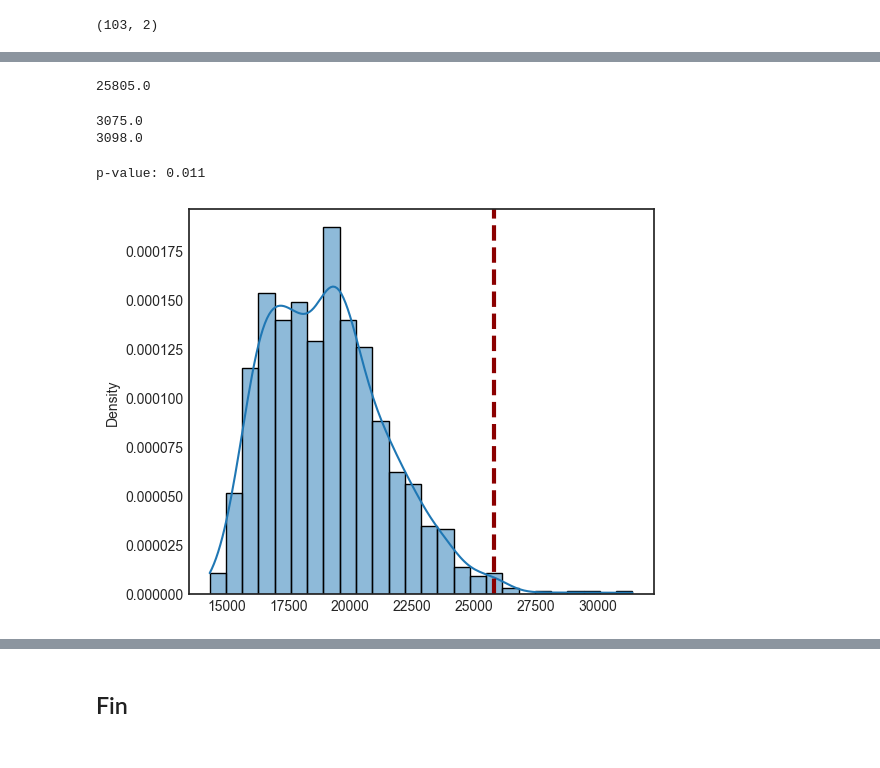
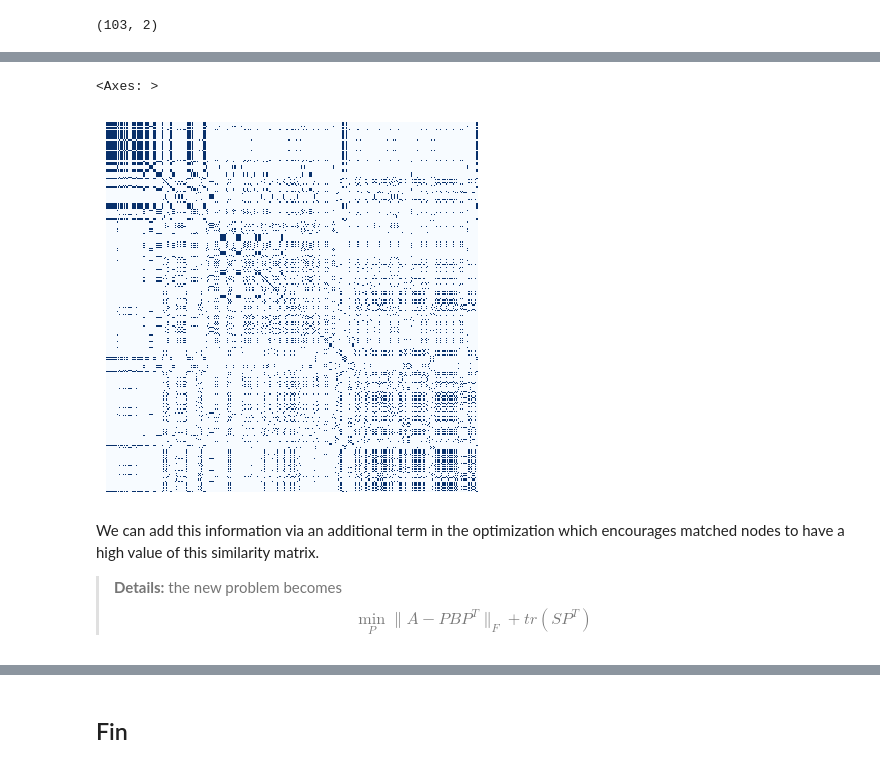
Before and after one commit to neurodata/graspologic-demo, a Jupyter notebook: demo.ipynb, the cells around one changed output, grey strips where cells are left out. Drawn from its saved outputs; the diff is of its cells as text; code cells hidden in the pictures.

```diff
--- a/demo.ipynb
+++ b/demo.ipynb
@@ -700,19 +623,0 @@ right_subgraph_adjacency = edges_to_adjacency(edges, right_index, right_index).v
-# %%
-_, _, obs_score, _ = graph_match(left_subgraph_adjacency, right_subgraph_adjacency)
-print(obs_score)
-# %% [output]
-25805.0
-# %%
-from graspologic.models import DCEREstimator
-
-left_estimator = DCEREstimator(directed=True, loops=True)
-right_estimator = DCEREstimator(directed=True, loops=True)
-
-left_estimator.fit(binarize(left_subgraph_adjacency))
-right_estimator.fit(binarize(right_subgraph_adjacency))
-
-print(left_estimator.p_)
-print(right_estimator.p_)
-# %% [output]
-3075.0
-3098.0
@@ -749,10 +624,22 @@ for _ in tqdm(range(n_samples)):
-# %%
-fig, ax = plt.subplots(1, 1, figsize=(6, 5))
-sns.histplot(null_scores, stat="density", kde=True, ax=ax)
-ax.axvline(obs_score, color="darkred", linestyle="--", lw=3)
-
-pvalue = (np.sum(null_scores >= obs_score) + 1) / (len(null_scores) + 1)
-print(f"p-value: {pvalue:.3g}")
-# %% [output]
-p-value: 0.011
-[figure, removed]
+# %%
+class_similarity = (
+    left_nodes["super_class"].values[:, None]
+    == right_nodes["super_class"].values[None, :]
+)
+
+sns.heatmap(
+    class_similarity,
+    cmap="Blues",
+    cbar=False,
+    square=True,
+    xticklabels=False,
+    yticklabels=False,
+)
+# %% [output]
+<Axes: >
+[figure, added]
+# %% [markdown]
+We can add this information via an additional term in the optimization which
+encourages matched nodes to have a high value of this similarity matrix.
+
+> **Details:** the new problem becomes $$\min_P \| A - P B P^T\|_F + tr(SP^T)$$
```
Also changed, not shown: parts of 25 cells of this notebook, 1 other file.
